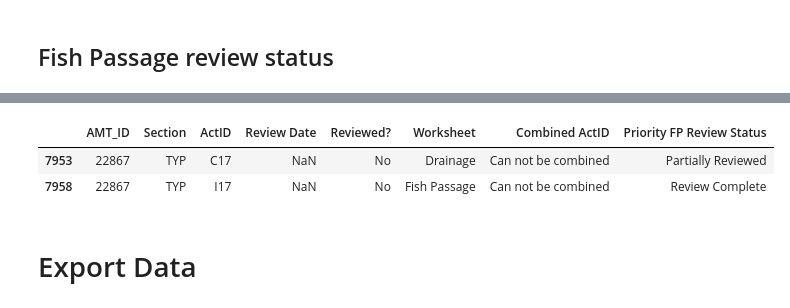
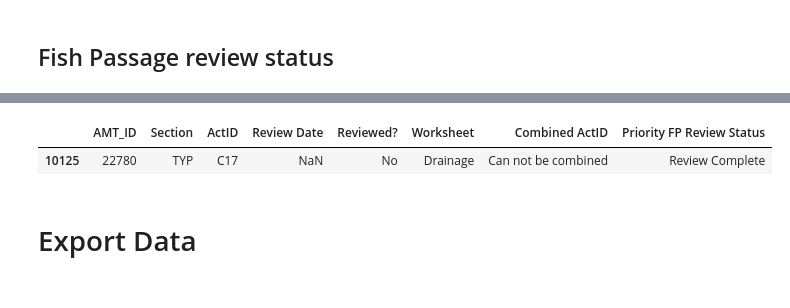
Before and after one commit to zhuzhy1214/amtool_etl, a Jupyter notebook: SHOPP_Manager_Review_Summary.ipynb, the cells around one changed output, grey strips where cells are left out. Saved outputs shown, nothing was run; the diff lists cells and outputs as text; code cells hidden in the pictures.

```diff
--- a/SHOPP_Manager_Review_Summary.ipynb
+++ b/SHOPP_Manager_Review_Summary.ipynb
@@ -129,7 +130,11 @@ if DATA_SOURCE_TYPE == 'csv':
     df_brg_raw_data = pd.read_csv(r'{}\{}{}.csv'.format(DATALAKE_FOLDER, filename, TARGETDATE), skiprows = [0], header = 0)
 
     filename = 'Rawdata_Drainage_Worksheet_'
-    df_drain_raw_data = pd.read_csv(r'{}\{}{}.csv'.format(DATALAKE_FOLDER, filename, TARGETDATE), header = 0)
+    df_drain_raw_data = pd.read_csv(r'{}\{}{}.csv'.format(DATALAKE_FOLDER, filename, TARGETDATE),
+                                    header = 0,
+#                                     keep_default_na=False,
+#                                     na_values = ['',' ']
+                                   )
 
     filename = 'Rawdata_TMS_Worksheet_'
     df_tms_raw_data = pd.read_csv(r'{}\{}{}.csv'.format(DATALAKE_FOLDER, filename, TARGETDATE), header = 0)
@@ -880,17 +914,16 @@ df_perf_raw_data_1['PerformanceChange Date After Review'].fillna('NA', inplace =
 # %%
 #DEBUG Fish Passage
 
-AMT_ID = 22867
+AMT_ID = 22780
 # AMT_ID = 20275
 df_perf_raw_data_1[
     (df_perf_raw_data_1['AMT_ID'] == AMT_ID)
     & (df_perf_raw_data_1['Performance Objective'] == 'Fish Passage')
 #     & (df_perf_raw_data_1['Performance Objective'] == 'No Performance Objective in the SHSMP')
 ][['AMT_ID','Section','ActID','Review Date','Reviewed?','Worksheet','Combined ActID','Priority FP Review Status']]
 # %% [output]
 |  | AMT_ID | Section | ActID | Review Date | Reviewed? | Worksheet | Combined ActID | Priority FP Review Status |
-| 7953 | 22867 | TYP | C17 | NaN | No | Drainage | Can not be combined | Partially Reviewed |
-| 7958 | 22867 | TYP | I17 | NaN | No | Fish Passage | Can not be combined | Review Complete |
+| 10125 | 22780 | TYP | C17 | NaN | No | Drainage | Can not be combined | Review Complete |
 # %%
 # df_fp_list[df_fp_list['AMT_ID'] == AMT_ID]
 # %%
```
Also changed, not shown: parts of 10 cells of this notebook, 2 other files.
